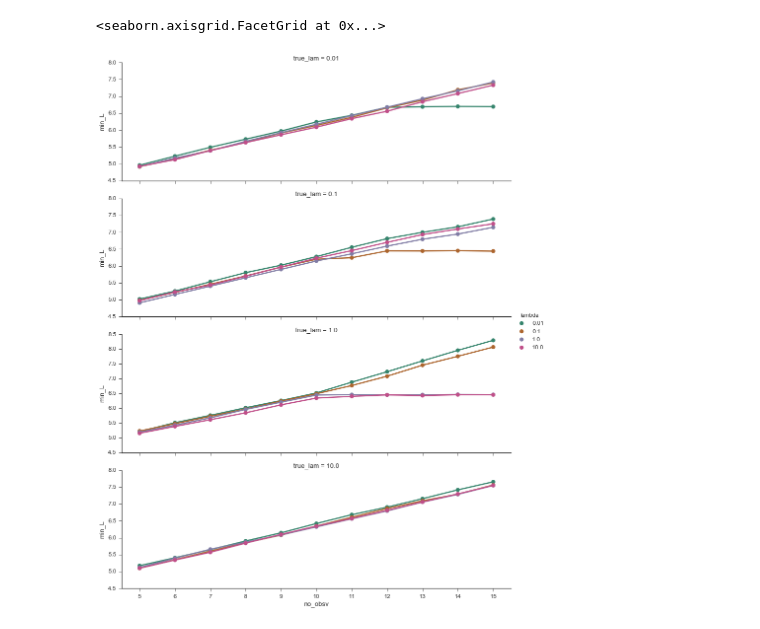
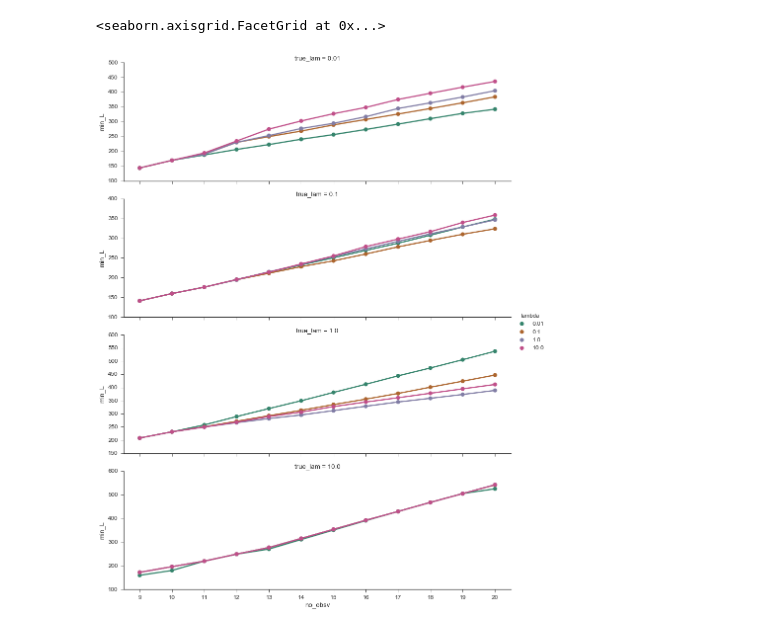
Before and after one commit to DesignInformaticsLab/EcoRacer2016, a Jupyter notebook: simulation_study/Likelihood_Plot_MAX_rosen30.ipynb, the cells around one changed output. Cells and saved outputs as stored; diff of their text form; code cells hidden in the pictures.

Commit message:
updated importance sampling

```diff
--- a/simulation_study/Likelihood_Plot_MAX_rosen30.ipynb
+++ b/simulation_study/Likelihood_Plot_MAX_rosen30.ipynb
@@ -196,7 +196,7 @@ with open(file_address, 'r') as f:
 names=['0.01','0.1','1.0','10.0']
 # %%
 #which samples to use for true data
-total_no_iters=15
+total_no_iters=20
 n_trial = 1
 
 def get_Ls(lam, iters):
@@ -225,11 +225,6 @@ sns.set_palette(pal)
 # plt.legend([r'$\Lambda={}$'.format(nam) for nam in names], loc=0)
 # plt.tight_layout()
 # %%
-from tqdm import tnrange, tqdm_notebook
-file_address = 'solution_obj_name_rosenbrock-30dim_maxiter_100_repeat_30.pkl'
-with open(file_address, 'r') as f:
-    dat = pickle.load(f)
-
 names=['0.01','0.1','1.0','10.0']
 
 df = pd.DataFrame()
@@ -242,66 +237,60 @@ bounds = np.array([[-2, 2], [-2, 2], [-2, 2], [-2, 2], [-2, 2], [-2, 2],
                     [-2, 2], [-2, 2], [-2, 2], [-2, 2], [-2, 2], [-2, 2]])  # for rosenbrock-30dim
 
 # f, axes = plt.subplots(nrows=2, ncols=2, figsize=(16,8))
-for lam_no in tnrange(4, desc='true lambda loop'):
+for lam_no in range(4):
     all_df = pd.DataFrame()
-    for no_iters in tnrange(5,total_no_iters+1, desc='observation no loop'):
+
+    p = np.zeros((total_no_iters-2,n_trial))+0.0 # initialize
+    solution_XX = np.dstack([i[lam_no][0][:total_no_iters,:].T for i in dat['solution']])
+    E_true = np.array([[pdist(solution_XX[:,:i,j].T).min() for i in range(2,total_no_iters)] for j in range(n_trial)])
+    alpha = 10.0
+    for it, trial in enumerate(range(n_trial)):
+        for n,tr in enumerate(range(2,total_no_iters)):
+            true_set = solution_XX[:, :tr, trial].T
+        #     samples = lhs(2, 100)
+            samples = np.random.uniform(size=(10000,dim))
+            samples = samples*(bounds[:, 1]-bounds[:, 0])+bounds[:, 0]
+            E_samp = (cdist(true_set[:-1],samples).min(axis=0))
+            log_prob = alpha*E_true[trial,n] - logsumexp(alpha*np.append(E_samp.T, E_true[trial,n]).T)
+            p[n,it] = -log_prob
+
+    for no_iters in range(9,total_no_iters+1):
         mins_df = pd.DataFrame(index=np.arange(n_trial),columns=names)
 #         no_iters = 20
         true_lam = lam_no
-        l_ego = get_Ls(names[true_lam], no_iters) + 11.287
+        l_ego = get_Ls(names[true_lam], no_iters)
 #         ax.set_title('$\Lambda^*={}$\n'.format(names[true_lam]))
 
         ## dat['solution'][true_lam, coor_or_ei, no_samples]
         solution_X = np.dstack([i[true_lam][0][:no_iters,:].T for i in dat['solution']])
         solution_y = np.dstack([i[true_lam][1][:no_iters] for i in dat['solution']])
 
-        E_true = np.array([[pdist(solution_X[:,:i,j].T).min() for i in range(2,no_iters)] for j in range(n_trial)])
+        t_samp = range(2,no_iters)
 
-        t_samp = range(2,no_iters)
-        p = np.zeros_like(t_samp)+0.0 # initialize
-        alpha = 0.1
-        # for test in range(10):
-        colors=['b','k','g','r']
         for j in range(4):  # the test-lambda
             mins = []  # for min-seeking statistics
             for trial in range(n_trial):
-                for n,tr in enumerate(t_samp):
-                    true_set = solution_X[:,:tr, 0].T
-                #     samples = lhs(2, 100)
-                    samples = np.random.uniform(size=(100,dim))
-                    samples = samples*(bounds[:, 1]-bounds[:, 0])+bounds[:, 0]
-                    E_samp = (cdist(true_set[:-1],samples).min(axis=0))
-                    log_prob = alpha*E_true[trial,n] - logsumexp(alpha*np.append(E_samp.T, E_true[trial,n]).T)
-                    p[n] = -log_prob
+                combined=cuml_like(p[:(no_iters-2),trial],l_ego[:,j])
+                mins+=[np.min(combined)]
 
-        #         ax.plot(t_samp,p+l_ego, color='k', ls=':')  # for just L_ini
-
-                combined=cuml_like(p,l_ego[:,j]);
-        #         ax.plot(t_samp,combined, color='k', ls=':')  # for combined
-    #             ax.scatter(t_samp[np.argmin(combined, axis=0)], np.min(combined,axis=0), color=colors[j])
-        #         ax.axvline(x=t_samp[np.argmin(combined)], alpha=.2, color='r')
-                mins+=[np.min(combined)]
-            #     plt.scatter(*samples.T)
-    #         sns.distplot(mins, kde=False, bins=t_samp, hist_kws={'align':'left'}, ax=ax)
-    #         print len(mins)
             mins_df[names[j]]=mins
         mins_df = pd.melt(mins_df, value_vars=names, var_name='lambda',value_name='min_L')
         mins_df['no_obsv']=no_iters
         all_df = pd.concat([all_df, mins_df])
     #         sns.swarmplot( data=mins, ax=ax)
         # plt.plot(t_samp,p)
 
 #     all_df = pd.melt(all_df, value_vars=names+['no_obsv'], var_name='lambda',value_name='mins')
     all_df['true_lam'] = names[lam_no]
 #     print all_df.head()
 
     df = pd.concat([df,all_df])
 #         sns.swarmplot(data=mins_df, x='lambda',y='mins', ax=ax)
 
 sns.factorplot(data=df, x='no_obsv', y='min_L', hue='lambda', row='true_lam',
                kind='point', aspect=3, sharey=False)
 # plt.tight_layout()
 # %% [output]
 <seaborn.axisgrid.FacetGrid at 0x...>
-[figure, old version]
+[figure, new version]
 # %%
```
Also changed, not shown: parts of 3 cells of this notebook, 5 other files.
